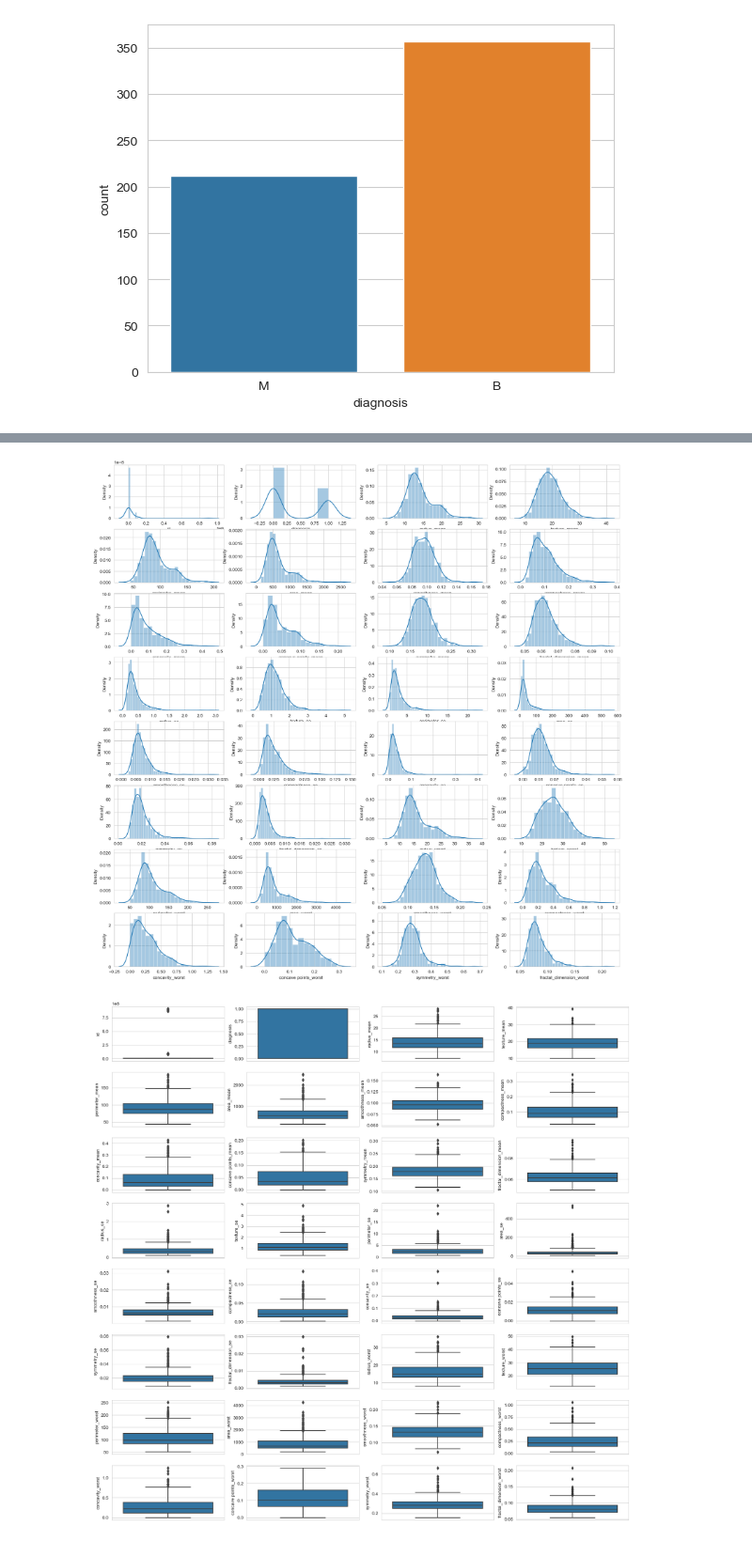
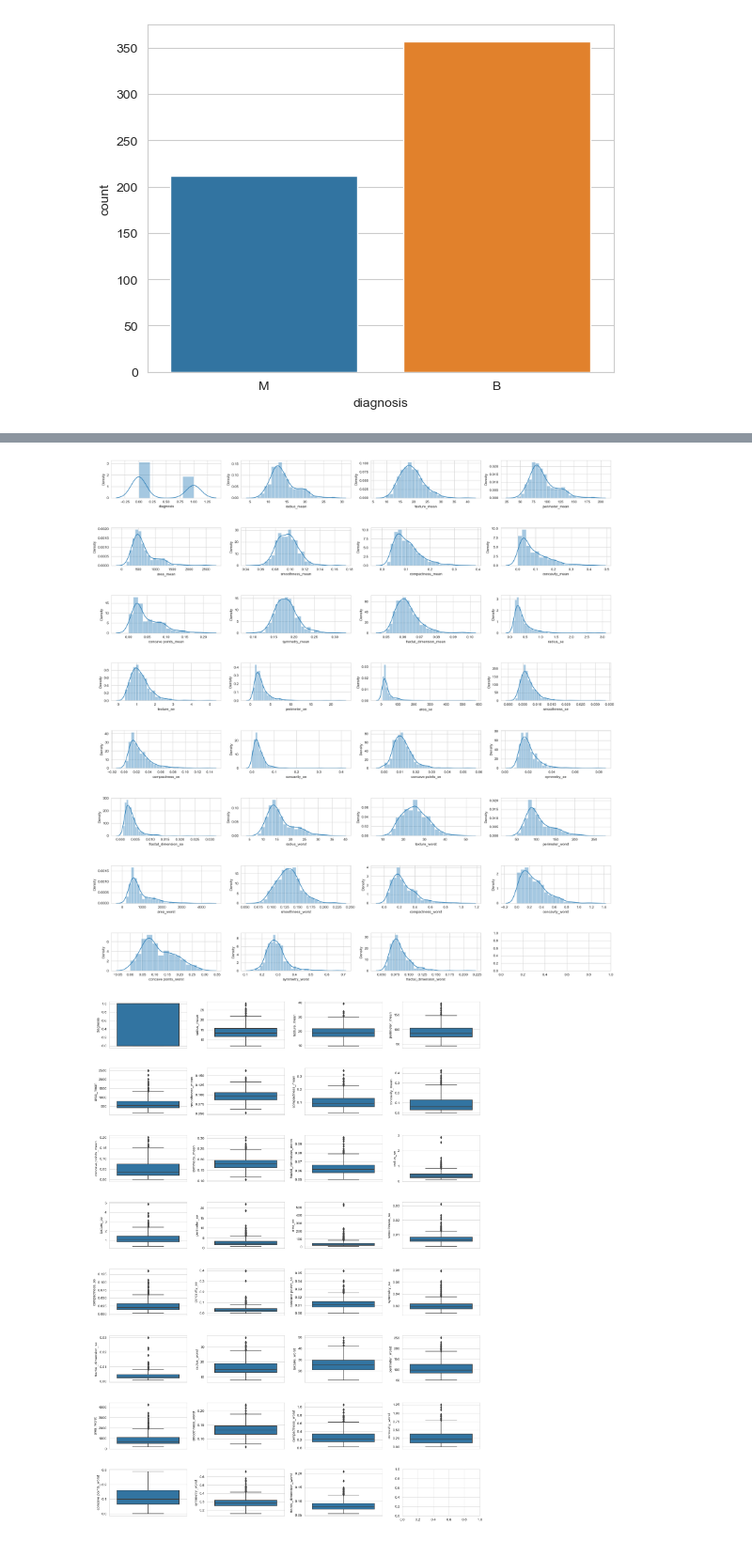
Before and after one commit to shyamghan17/MachineLearning, a Jupyter notebook: CancerDetiction/cancerDetiction.ipynb, the cells around one changed output, grey strips where cells are left out. Shown at 94% size. Drawn from its saved outputs; the diff is of its cells as text; code cells hidden in the pictures.

```diff
--- a/CancerDetiction/cancerDetiction.ipynb
+++ b/CancerDetiction/cancerDetiction.ipynb
@@ -53,7 +53,7 @@ fractal_dimension_worst      0
 Unnamed: 32                569
 dtype: int64
 # %%
-df = df.drop(columns=['Unnamed: 32'],  axis=1)
+df = df.drop(columns=['Unnamed: 32', 'id'],  axis=1)
 # %%
 df.info()
 # %% [output]
@@ -107,16 +107,18 @@ ax = ax.flatten()
 for col, value in df.items():
     sns.distplot(value, ax = ax[index] )
     index +=1
+    plt.tight_layout(pad= 0.5, w_pad=1, h_pad=5)
 # %% [output]
-[figure, old version]
+[figure, new version]
 # %%
 # create boxplot
-fig, ax = plt.subplots(ncols=4, nrows=8, figsize=(20,20))
+fig, ax = plt.subplots(ncols=4, nrows=8, figsize=(15,20))
 index = 0
 ax = ax.flatten()
 
 for col, value in df.items():
     sns.boxplot(y=col, data= df, ax = ax[index] )
     index +=1
+    plt.tight_layout(pad= 0.5, w_pad=1, h_pad=5)
 # %% [output]
-[figure, old version]
+[figure, new version]
```
Also changed, not shown: parts of 3 cells of this notebook, 1 other file.
